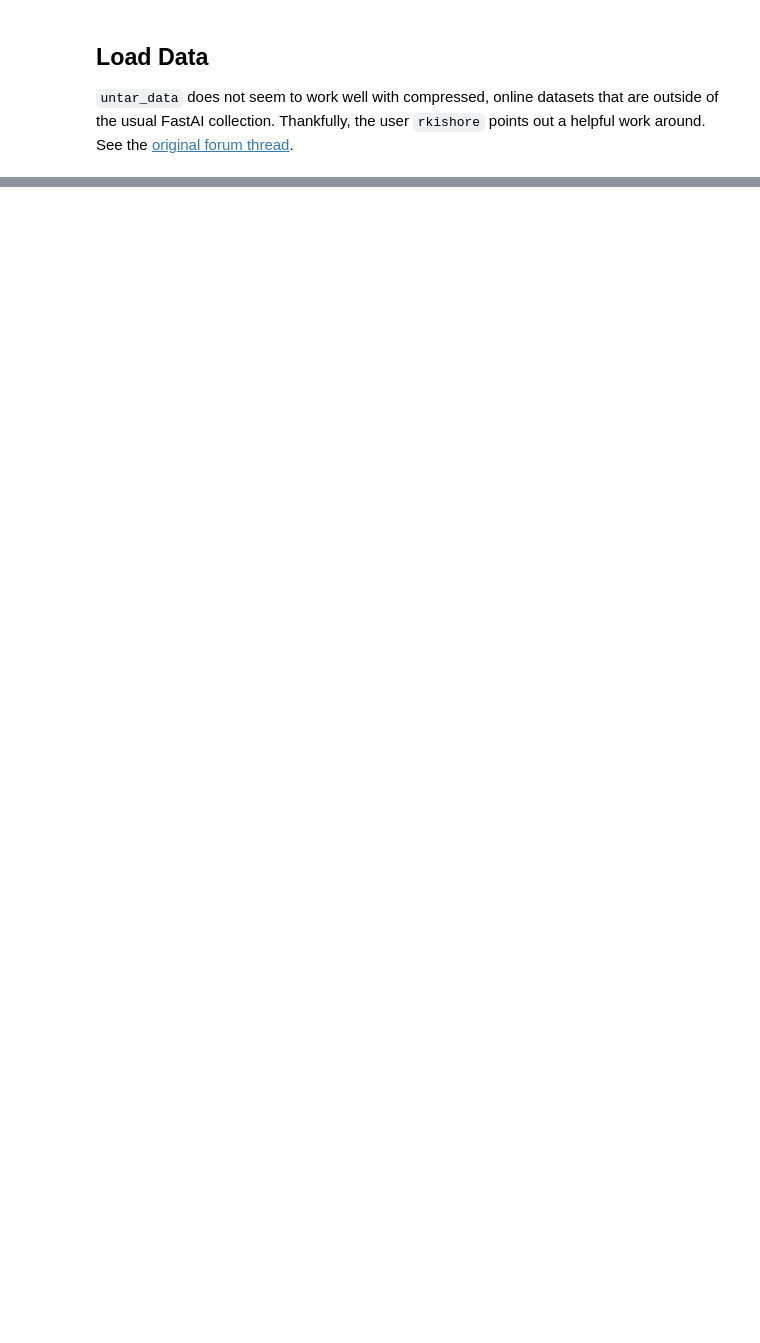
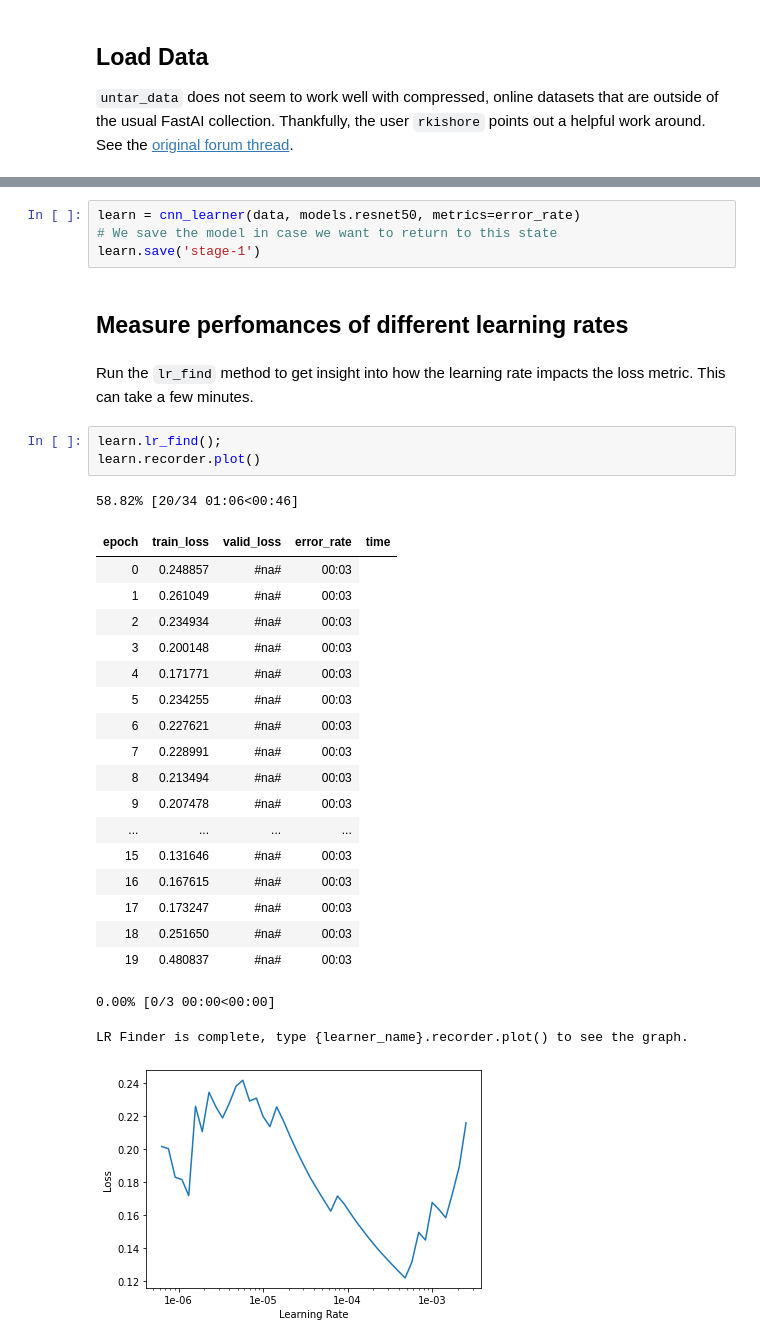
Before and after one commit to sheeshee/cera-or-eisenberg, a Jupyter notebook: Cera Or Eisenberg.ipynb, the cells around one changed output, grey strips where cells are left out. Drawn from its saved outputs; the diff is of its cells as text; blank space fills up the shorter version.

```diff
--- a/Cera Or Eisenberg.ipynb
+++ b/Cera Or Eisenberg.ipynb
@@ -87,0 +108,33 @@ FileNotFoundError: [Errno 2] No such file or directory: 'https:/raw.githubuserco
+# %%
+learn = cnn_learner(data, models.resnet50, metrics=error_rate)
+# We save the model in case we want to return to this state
+learn.save('stage-1')
+# %% [markdown]
+## Measure perfomances of different learning rates
+# %% [markdown]
+Run the `lr_find` method to get insight into how the learning rate impacts the loss metric. This can take a few minutes.
+# %%
+learn.lr_find();
+learn.recorder.plot()
+# %% [output]
+58.82% [20/34 01:06<00:46]
+| epoch | train_loss | valid_loss | error_rate | time |
+| 0 | 0.248857 | #na# | 00:03 |
+| 1 | 0.261049 | #na# | 00:03 |
+| 2 | 0.234934 | #na# | 00:03 |
+| 3 | 0.200148 | #na# | 00:03 |
+| 4 | 0.171771 | #na# | 00:03 |
+| 5 | 0.234255 | #na# | 00:03 |
+| 6 | 0.227621 | #na# | 00:03 |
+| 7 | 0.228991 | #na# | 00:03 |
+| 8 | 0.213494 | #na# | 00:03 |
+| 9 | 0.207478 | #na# | 00:03 |
+| ... | ... | ... | ... |
+| 15 | 0.131646 | #na# | 00:03 |
+| 16 | 0.167615 | #na# | 00:03 |
+| 17 | 0.173247 | #na# | 00:03 |
+| 18 | 0.251650 | #na# | 00:03 |
+| 19 | 0.480837 | #na# | 00:03 |
+0.00% [0/3 00:00<00:00]
+LR Finder is complete, type {learner_name}.recorder.plot() to see the graph.
+[figure, added]
```
Also changed, not shown: parts of 29 cells of this notebook.
